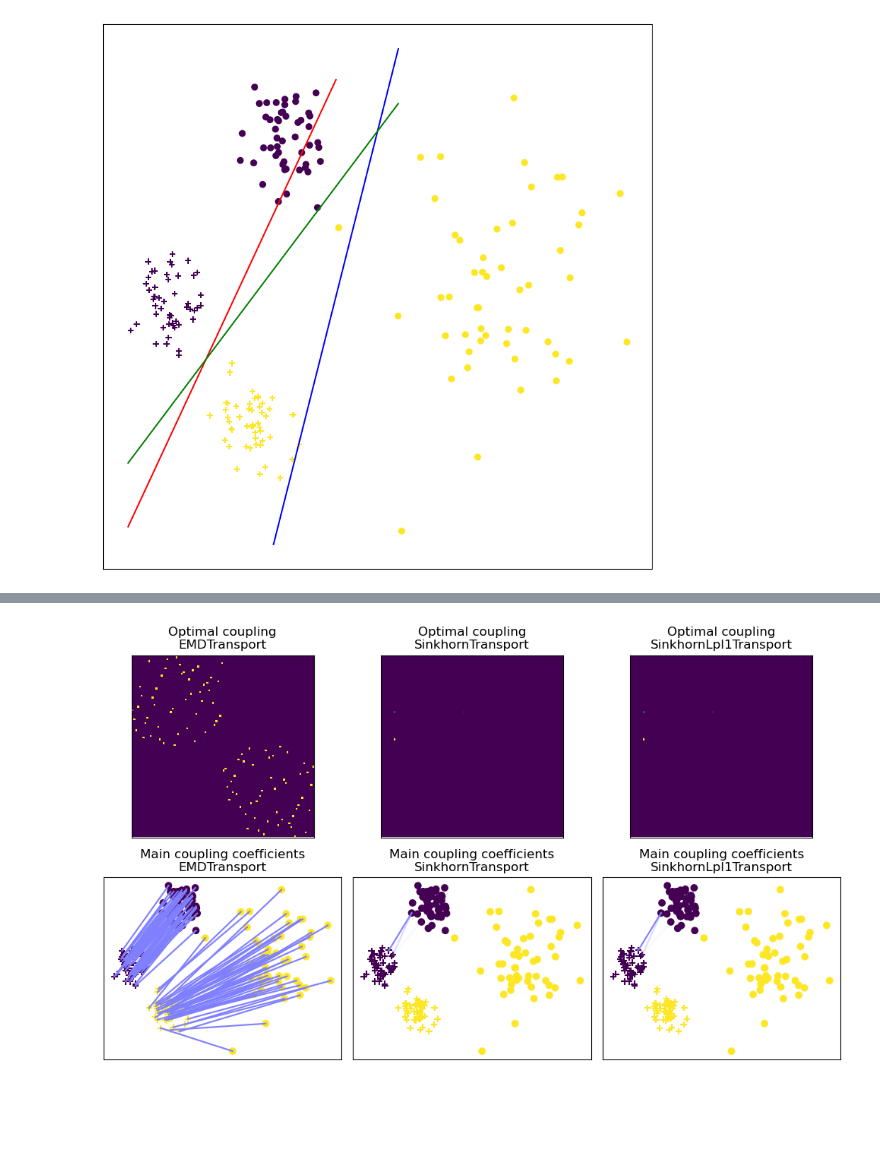
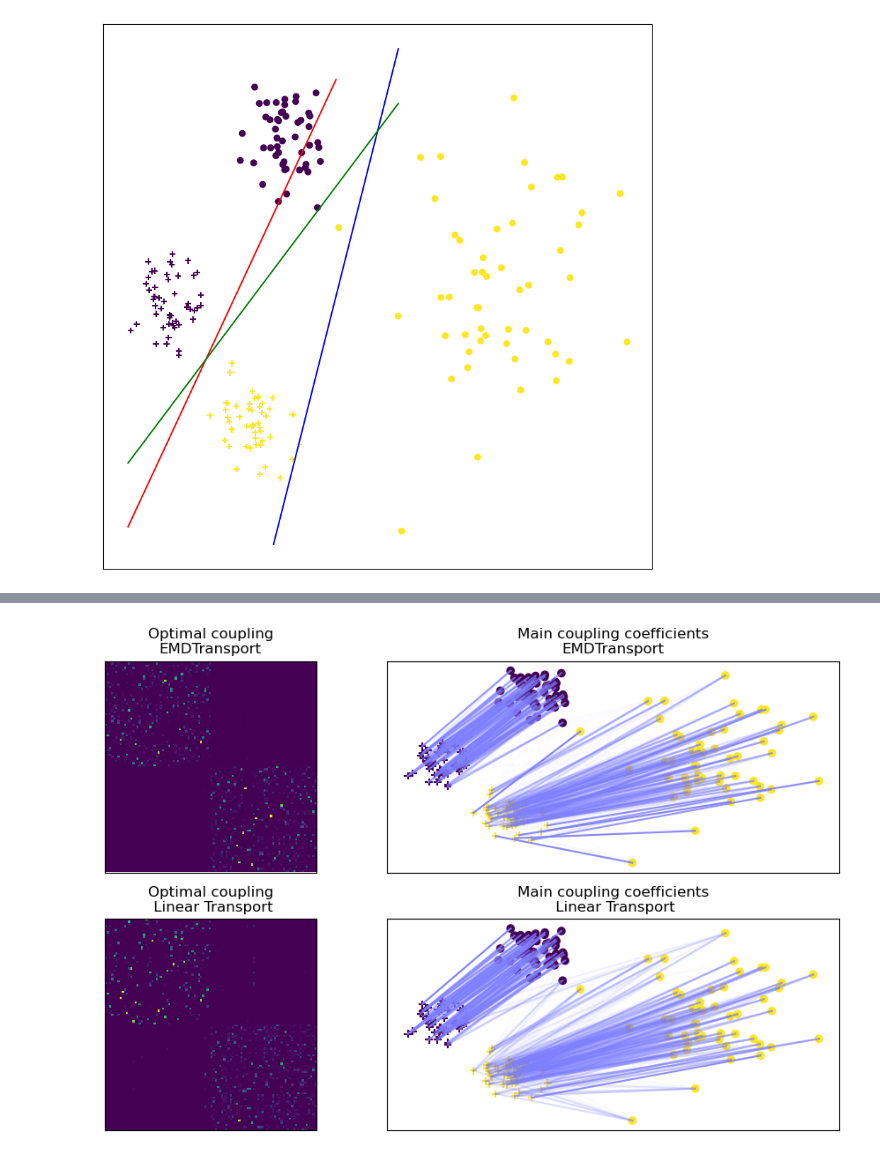
Before and after one commit to TheoAlegretti/OT-Domain-Adaptation, a Jupyter notebook: otda_ottjax_test.ipynb, the cells around one changed output, grey strips where cells are left out. Drawn from its saved outputs; the diff is of its cells as text; code cells hidden in the pictures; blank space fills up the shorter version.

```diff
--- a/otda_ottjax_test.ipynb
+++ b/otda_ottjax_test.ipynb
@@ -256,0 +221,20 @@ transp_Xs_lpl1 = ot_lpl1.transform(Xs=x_s)
+# %%
+# MappingTransport with linear kernel
+ot_mapping_linear = ot.da.MappingTransport(
+    kernel="linear", mu=1e0, eta=1e-8, bias=True,
+    max_iter=5, verbose=True)
+
+ot_mapping_linear.fit(Xs=x_s, Xt=x_t)
+
+# for original source samples, transform applies barycentric mapping
+transp_Xs_linear = ot_mapping_linear.transform(Xs=x_s)
+
+
+# MappingTransport with gaussian kernel
+ot_mapping_gaussian = ot.da.MappingTransport(
+    kernel="gaussian", eta=1e-5, mu=1e-1, bias=True, sigma=1,
+    max_iter=5, verbose=True)
+ot_mapping_gaussian.fit(Xs=x_s, Xt=x_t)
+
+# for original source samples, transform applies barycentric mapping
+transp_Xs_gaussian = ot_mapping_gaussian.transform(Xs=x_s)
@@ -308,47 +298,37 @@ plt.show()
 # %%
 plt.figure(2, figsize=(10, 6))
 
-plt.subplot(2, 3, 1)
-plt.imshow(ot_emd.coupling_, interpolation='nearest')
+plt.subplot(2, 2, 1)
+plt.imshow(ot_mapping_gaussian.coupling_, interpolation='nearest')
 plt.xticks([])
 plt.yticks([])
 plt.title('Optimal coupling\nEMDTransport')
 
-plt.subplot(2, 3, 2)
-plt.imshow(ot_sinkhorn.coupling_, interpolation='nearest')
-plt.xticks([])
-plt.yticks([])
-plt.title('Optimal coupling\nSinkhornTransport')
 
-plt.subplot(2, 3, 3)
-plt.imshow(ot_lpl1.coupling_, interpolation='nearest')
-plt.xticks([])
-plt.yticks([])
-plt.title('Optimal coupling\nSinkhornLpl1Transport')
-
-plt.subplot(2, 3, 4)
-ot.plot.plot2D_samples_mat(x_s, x_t, ot_emd.coupling_, c=[.5, .5, 1])
+plt.subplot(2, 2, 2)
+ot.plot.plot2D_samples_mat(x_s, x_t, ot_mapping_gaussian.coupling_, c=[.5, .5, 1])
 plt.scatter(x_s[:, 0], x_s[:, 1], c=y_s, marker='+', label='Source samples')
 plt.scatter(x_t[:, 0], x_t[:, 1], c=y_t, marker='o', label='Target samples')
 plt.xticks([])
 plt.yticks([])
 plt.title('Main coupling coefficients\nEMDTransport')
 
-plt.subplot(2, 3, 5)
-ot.plot.plot2D_samples_mat(x_s, x_t, ot_sinkhorn.coupling_, c=[.5, .5, 1])
+
+plt.subplot(2, 2, 3)
+plt.imshow(ot_mapping_linear.coupling_, interpolation='nearest')
+plt.xticks([])
+plt.yticks([])
+plt.title('Optimal coupling\n Linear Transport')
+
+
+plt.subplot(2, 2, 4)
+ot.plot.plot2D_samples_mat(x_s, x_t, ot_mapping_linear.coupling_, c=[.5, .5, 1])
 plt.scatter(x_s[:, 0], x_s[:, 1], c=y_s, marker='+', label='Source samples')
 plt.scatter(x_t[:, 0], x_t[:, 1], c=y_t, marker='o', label='Target samples')
 plt.xticks([])
 plt.yticks([])
-plt.title('Main coupling coefficients\nSinkhornTransport')
+plt.title('Main coupling coefficients\n Linear Transport')
 
-plt.subplot(2, 3, 6)
-ot.plot.plot2D_samples_mat(x_s, x_t, ot_lpl1.coupling_, c=[.5, .5, 1])
-plt.scatter(x_s[:, 0], x_s[:, 1], c=y_s, marker='+', label='Source samples')
-plt.scatter(x_t[:, 0], x_t[:, 1], c=y_t, marker='o', label='Target samples')
-plt.xticks([])
-plt.yticks([])
-plt.title('Main coupling coefficients\nSinkhornLpl1Transport')
 plt.tight_layout()
 # %% [output]
-[figure, old version]
+[figure, new version]
```
Also changed, not shown: parts of 8 cells of this notebook.
